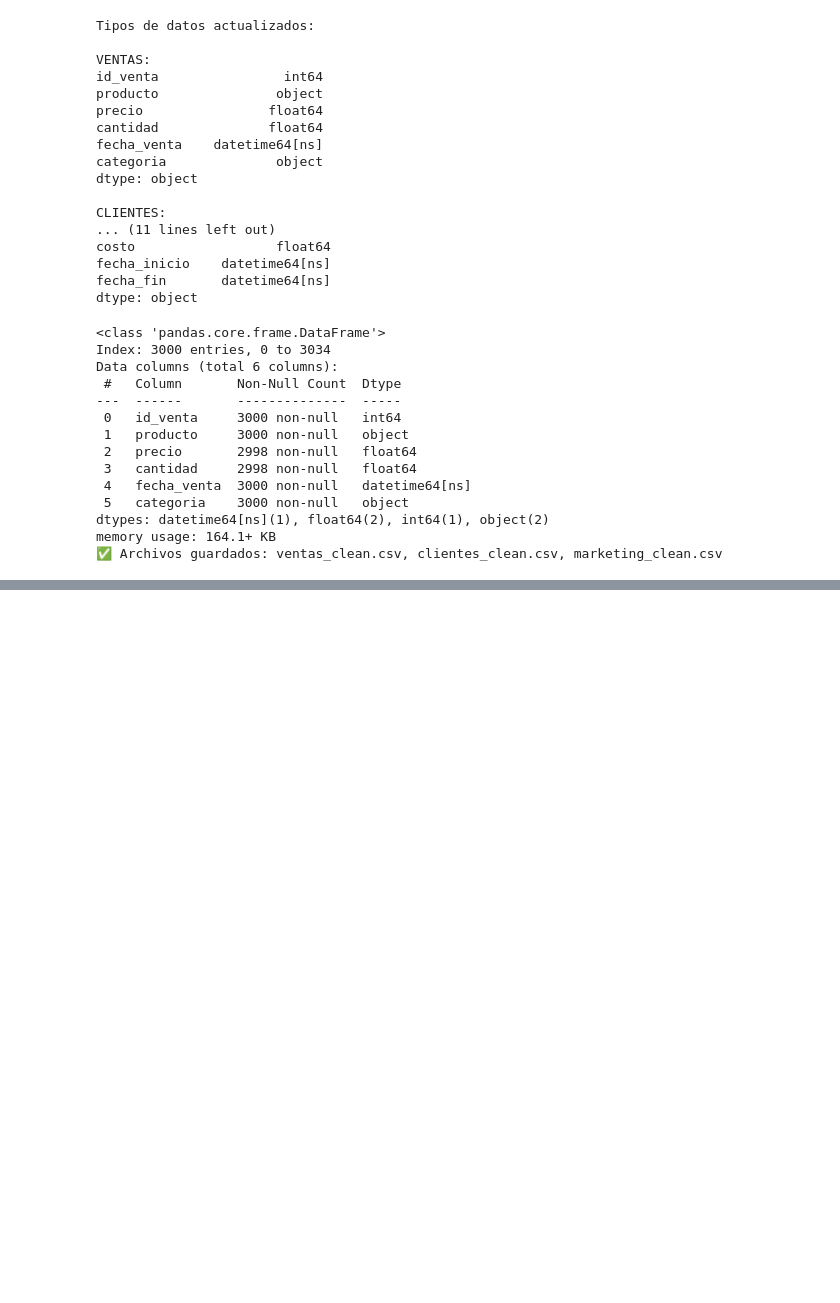
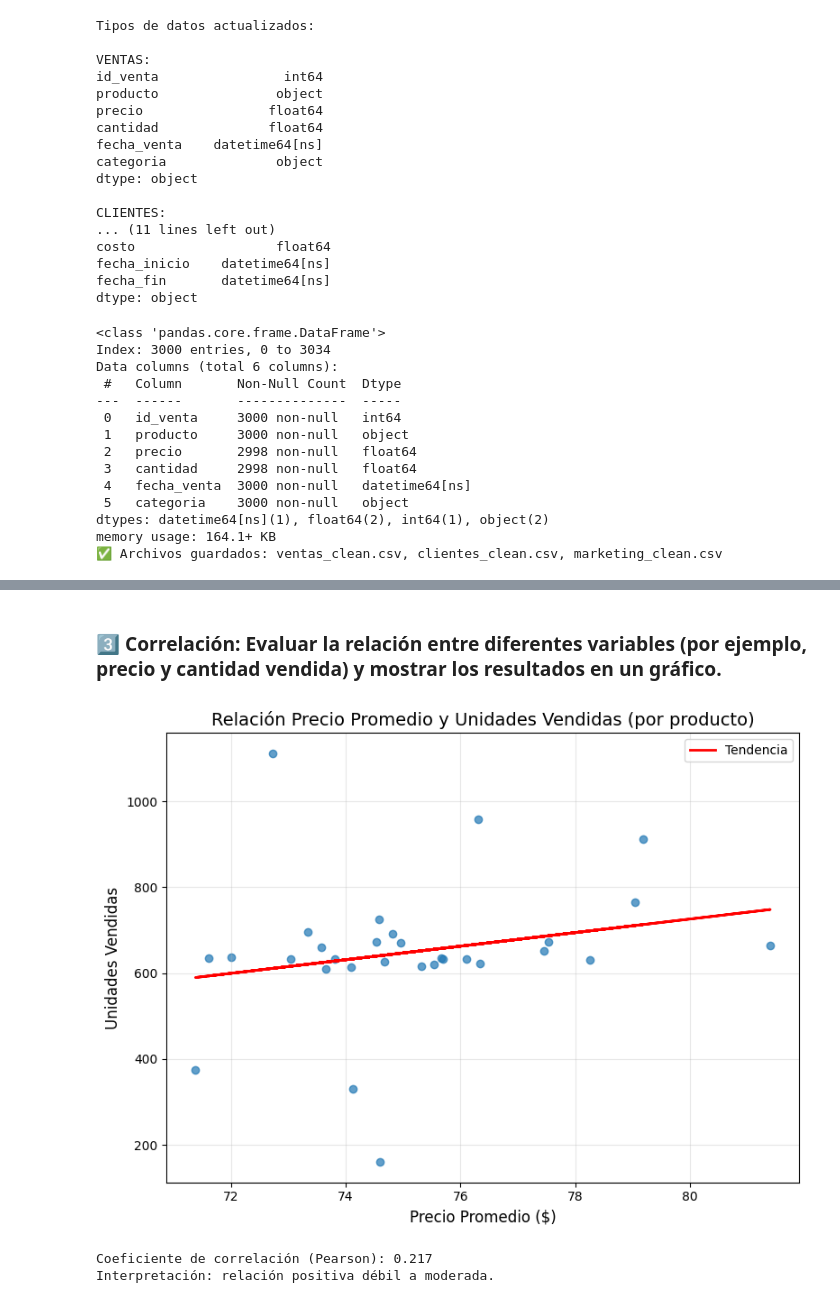
Before and after one commit to gonzagomezouton-cell/entrega_final_gonzalo_gomez_outon_analisis_de_datos, a Jupyter notebook: Entrega_final_Gonzalo_Gomez_Outon.ipynb, the cells around one changed output, grey strips where cells are left out. Cells and saved outputs as stored; diff of their text form; code cells hidden in the pictures; blank space fills up the shorter version.

```diff
--- a/Entrega_final_Gonzalo_Gomez_Outon.ipynb
+++ b/Entrega_final_Gonzalo_Gomez_Outon.ipynb
@@ -717,0 +1074,43 @@ print(reporte_calidad_global([ventas_clean, clientes_clean, marketing_clean],["V
+# %% [markdown]
+### 3️⃣ Correlación: Evaluar la relación entre diferentes variables (por ejemplo, precio y cantidad vendida) y mostrar los resultados en un gráfico.
+# %%
+x = resumen_prod["precio_promedio"]
+y = resumen_prod["unidades"]
+
+# Ajuste lineal
+m, b = np.polyfit(x, y, 1)
+
+plt.figure(figsize=(8,6))
+plt.scatter(x, y, alpha=0.7)
+plt.plot(x, m*x + b, color="red", linewidth=2, label="Tendencia")
+
+plt.title("Relación Precio Promedio y Unidades Vendidas (por producto)", fontsize=14)
+plt.xlabel("Precio Promedio ($)", fontsize=12)
+plt.ylabel("Unidades Vendidas", fontsize=12)
+plt.legend()
+plt.grid(alpha=0.3)
+
+plt.tight_layout()
+plt.show()
+# %% [output]
+[figure, added]
+# %%
+# Coeficiente de correlación (precio_promedio vs unidades)
+# Calculamos el coeficiente de correlación de Pearson con pandas (método corr)
+corr_val = resumen_prod[['precio_promedio','unidades']].corr().loc['precio_promedio','unidades']
+
+print(f"Coeficiente de correlación (Pearson): {corr_val:.3f}")
+# Interpretación simple:
+if corr_val > 0.5:
+    print("Interpretación: relación positiva clara (a mayor precio_promedio, suelen venderse más unidades).")
+elif corr_val > 0.2:
+    print("Interpretación: relación positiva débil a moderada.")
+elif corr_val < -0.5:
+    print("Interpretación: relación negativa clara (a mayor precio_promedio, suelen venderse menos unidades).")
+elif corr_val < -0.2:
+    print("Interpretación: relación negativa débil a moderada.")
+else:
+    print("Interpretación: relación muy débil o nula.")
+# %% [output]
+Coeficiente de correlación (Pearson): 0.217
+Interpretación: relación positiva débil a moderada.
```
Also changed, not shown: parts of 48 cells of this notebook.
